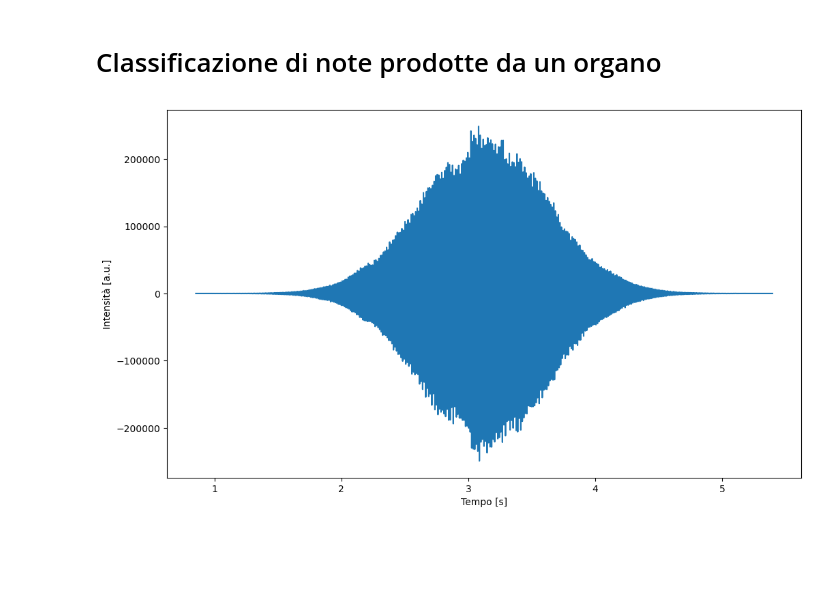
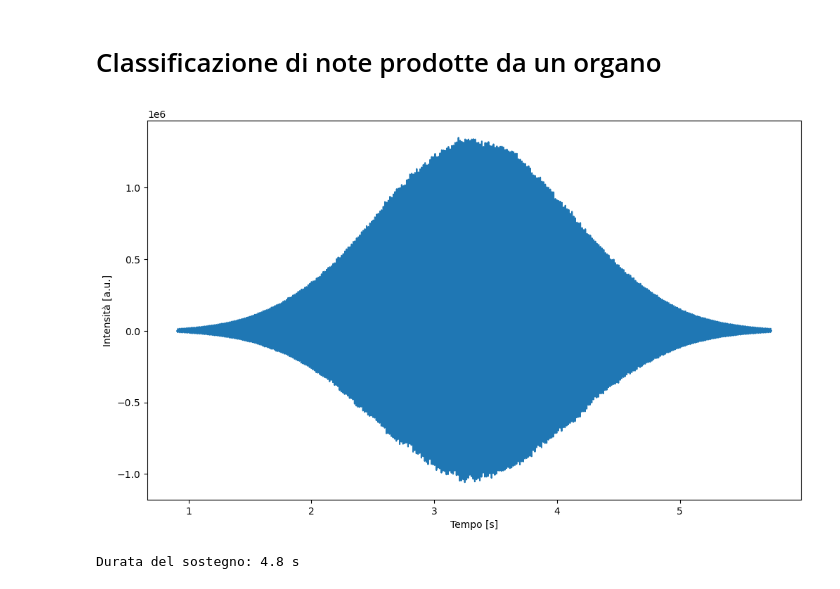
Before and after one commit to maddoc-g/3_organ_clustering, a Jupyter notebook: esperienza_3.ipynb, the cells around one changed output. Saved outputs shown, nothing was run; the diff lists cells and outputs as text; code cells hidden in the pictures; blank space fills up the shorter version.

```diff
--- a/esperienza_3.ipynb
+++ b/esperienza_3.ipynb
@@ -117,30 +119,27 @@ time = time[cut]
 #ax.set_xlim(3.0, 3.01)
 #plt.tight_layout()
 #plt.show()
-# %%
-# Anche dopo aver tagliato inizio e fine del segnale, poi dovremo comunque applicare una funzione finestra al segnale tagliato.
-# Una funzione finestra liscia serve a migliorare i risultati della FFT che faremo dopo; come finestra, scegliamo una campana gaussiana.
-def apply_window(rate, cut_note, sigma):
-    sigma *= rate
-    N = cut_note.shape[0]
-    x = np.arange(N)
-    center = 0.50 * N # Applicata al centro del segnale tagliato!
-    window = np.exp(-0.5 * ((x - center) / sigma) ** 2)
-    return cut_note * window
-
-# Quindi ora applichiamo la finestra al segnale che abbiamo precedentemente scelto, letto e tagliato, e grafichiamo il risultato:
-masked_note = apply_window(rate, note, sigma = 0.5)
-# dove la sigma va specificata in secondi. Ricorda però che i segnali più brevi sono lunghi solo 4s quindi la sigma,
-# se uguale per tutti i segnali, non può realisticamente andare oltre il mezzo secondo.
-
-# Grafichiamo per vedere se ha funzionato come previsto:
-plt.figure(figsize=(12, 7))
-plt.plot(time, masked_note)
-plt.xlabel("Tempo [s]")
-plt.ylabel("Intensità [a.u.]")
-plt.show()
-# %% [output]
-[figure, removed]
+# %%
+# Anche dopo aver tagliato inizio e fine del segnale, poi dovremo comunque applicare una funzione finestra al segnale tagliato.
+# Una funzione finestra liscia serve a migliorare i risultati della FFT che faremo dopo; come finestra, scegliamo una campana gaussiana.
+
+gaussian_window = scipy.signal.windows.gaussian(len(note), std = len(note)//6) # Gli strumenti di Scipy lavorano in indici:
+# il primo parametro è la larghezza in indici della finestra, il secondo parametro è la deviazione standard in indici della campana.
+# Qui in pratica stiamo dicendo di creare una finestra gaussiana larga quanto l'intera durata della nota e tale da arrivare a tre sigma.
+
+# Per applicare la finestra ci basterà moltiplicarla al segnale:
+masked_note = note * gaussian_window
+
+# Grafichiamo i risultati per verificare tutto abbia funzionato come previsto:
+plt.figure(figsize=(12, 7))
+plt.plot(time, masked_note)
+plt.xlabel("Tempo [s]")
+plt.ylabel("Intensità [a.u.]")
+plt.show()
+print("\nDurata del sostegno: {:.1f} s\n".format(time[-1]-time[0]))
+# %% [output]
+[figure, added]
+Durata del sostegno: 4.8 s
 # %%
 # Questa cella serve a mostrare gli effetti di una finestra più ampia sullo spettro finale. Per ora lasciamo commentato.
 
```
Also changed, not shown: parts of 19 cells of this notebook.
